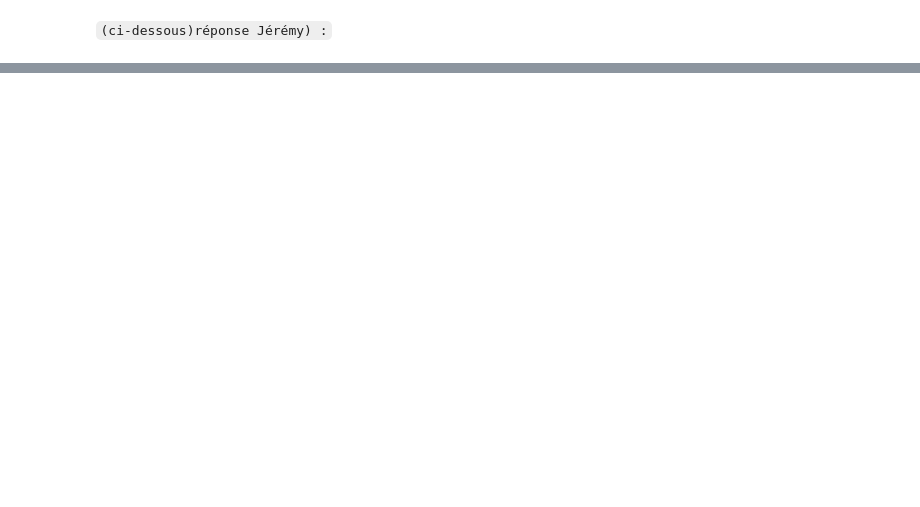
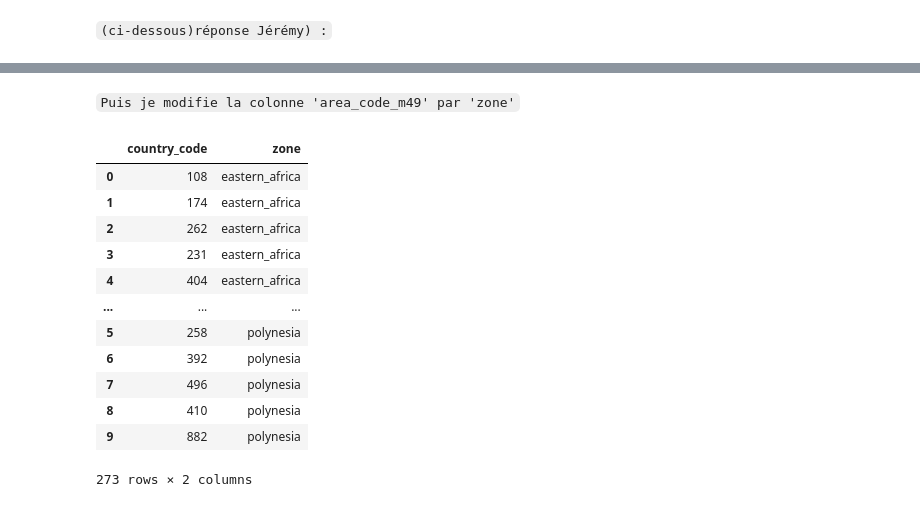
Before and after one commit to Hamza-Benhammou/brief_data_CCH, a Jupyter notebook: my_draft.ipynb, the cells around one changed output, grey strips where cells are left out. Cells and saved outputs as stored; diff of their text form; code cells hidden in the pictures; blank space fills up the shorter version.

```diff
--- a/my_draft.ipynb
+++ b/my_draft.ipynb
@@ -374,0 +400,19 @@ zone = aggregate_df
+# %% [markdown]
+`Puis je modifie la colonne 'area_code_m49' par 'zone'`
+# %%
+zone = zone.rename(columns={"area_code_m49": "country_code"})
+display(zone)
+# %% [output]
+|  | country_code | zone |
+| 0 | 108 | eastern_africa |
+| 1 | 174 | eastern_africa |
+| 2 | 262 | eastern_africa |
+| 3 | 231 | eastern_africa |
+| 4 | 404 | eastern_africa |
+| ... | ... | ... |
+| 5 | 258 | polynesia |
+| 6 | 392 | polynesia |
+| 7 | 496 | polynesia |
+| 8 | 410 | polynesia |
+| 9 | 882 | polynesia |
+273 rows × 2 columns
```
Also changed, not shown: parts of 16 cells of this notebook.
